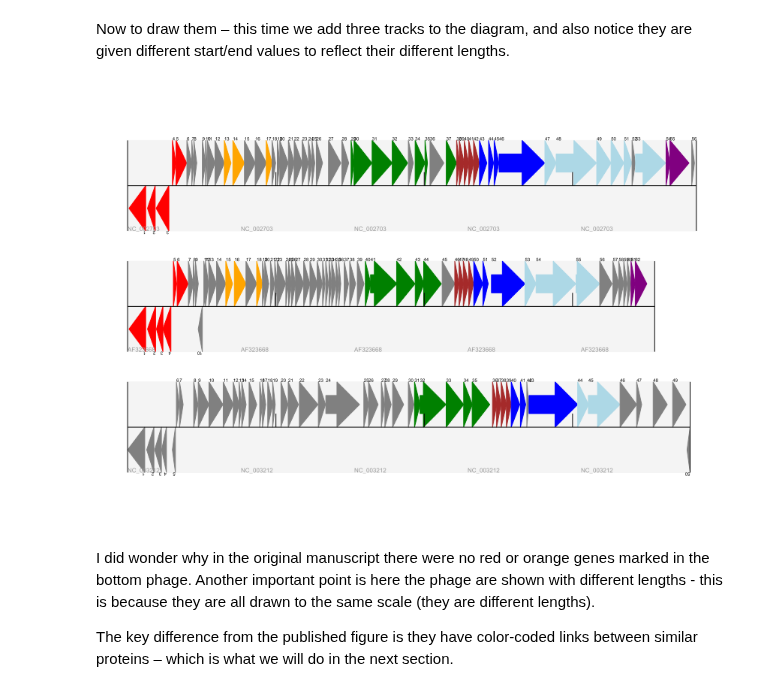
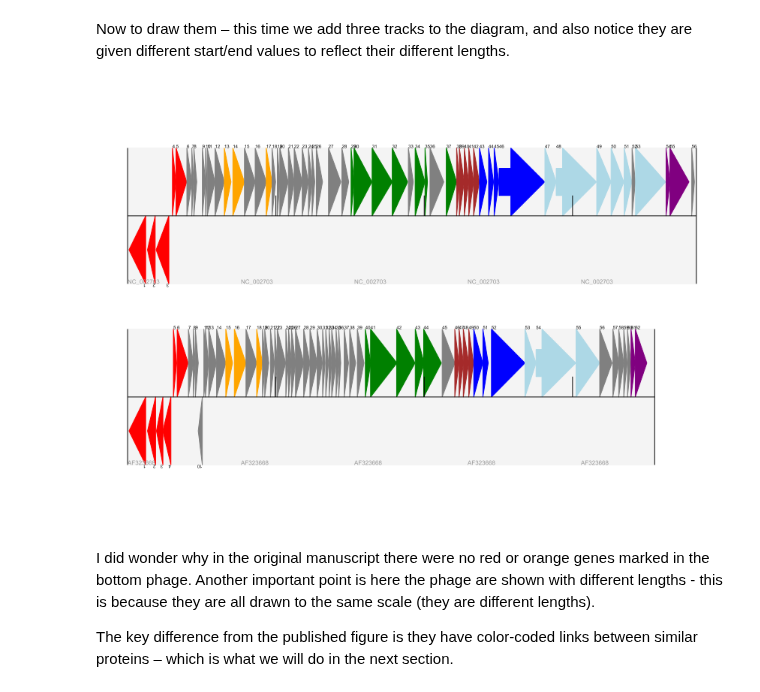
Before and after one commit to tiagoantao/biopython-notebook, a Jupyter notebook: notebooks/17 - Graphics including GenomeDiagram.ipynb, the cells around one changed output. Saved outputs shown, nothing was run; the diff lists cells and outputs as text; code cells hidden in the pictures.

```diff
--- a/notebooks/17 - Graphics including GenomeDiagram.ipynb
+++ b/notebooks/17 - Graphics including GenomeDiagram.ipynb
@@ -338,33 +335,33 @@ Now to draw them – this time we add three tracks to the diagram, and also noti
 # %%
 name = "data/Proux Fig 6"
 gd_diagram = GenomeDiagram.Diagram(name)
 max_len = 0
-for record, gene_colors in zip([A_rec, B_rec, C_rec], [A_colors, B_colors, C_colors]):
+for record, gene_colors in zip([A_rec, B_rec], [A_colors, B_colors]):
     max_len = max(max_len, len(record))
     gd_track_for_features = gd_diagram.new_track(1,
                             name=record.name,
                             greytrack=True,
                             start=0, end=len(record))
     gd_feature_set = gd_track_for_features.new_set()
 
     i = 0
     for feature in record.features:
         if feature.type != "gene":
             #Exclude this feature
             continue
         gd_feature_set.add_feature(feature, sigil="ARROW",
                                    color=gene_colors[i], label=True,
                                    name = str(i+1),
                                    label_position="start",
                                    label_size = 6, label_angle=0)
         i+=1
 
 gd_diagram.draw(format="linear", pagesize='A4', fragments=1,
                 start=0, end=max_len)
 gd_diagram.write(name + ".png", "png")
 Image(name + ".png")
 # %% [output]
-[figure, old version]
+[figure, new version]
 # %% [markdown]
 I did wonder why in the original manuscript there were no red or orange genes marked in the bottom phage. Another important point is here the phage are shown with different lengths - this is because they are all drawn to the same scale (they are different lengths).
 
```
Also changed, not shown: parts of 8 cells of this notebook.
